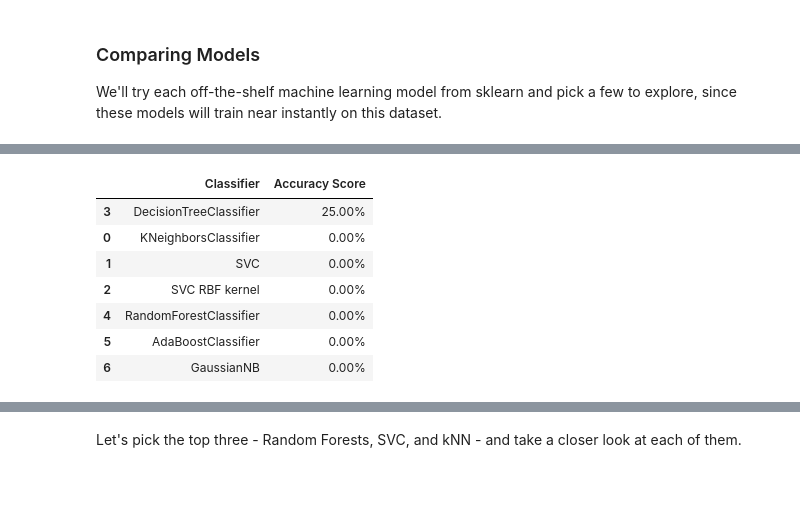
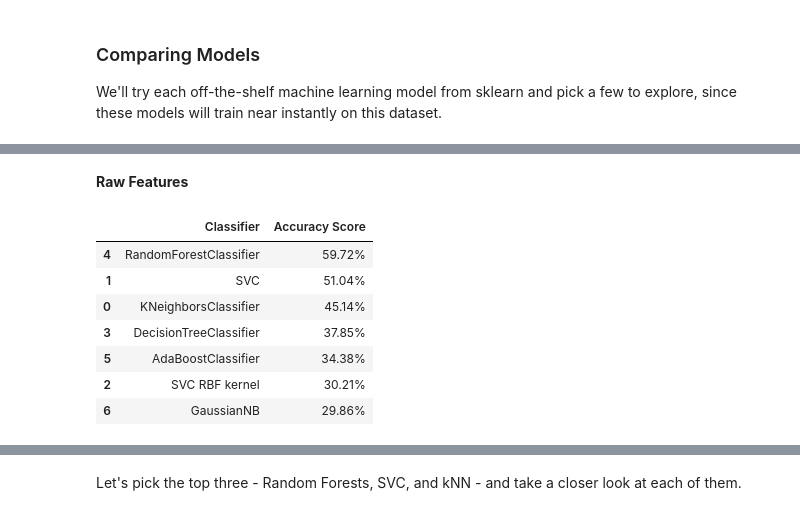
Before and after one commit to Yayu11/Week3-ClassicML, a Jupyter notebook: Week_3_MachineLearning.ipynb, the cells around one changed output, grey strips where cells are left out. Drawn from its saved outputs; the diff is of its cells as text; code cells hidden in the pictures; blank space fills up the shorter version.

```diff
--- a/Week_3_MachineLearning.ipynb
+++ b/Week_3_MachineLearning.ipynb
@@ -665,5 +667,7 @@ scores_df.sort_values(by='Accuracy Score',axis=0,ascending=False)
 | 5 | AdaBoostClassifier | 34.38% |
 | 6 | GaussianNB | 30.90% |
+# %% [markdown]
+**Raw Features**
 # %%
 from sklearn.neighbors import KNeighborsClassifier
 from sklearn.svm import SVC
@@ -671,51 +675,50 @@ from sklearn.tree import DecisionTreeClassifier
 from sklearn.ensemble import RandomForestClassifier, AdaBoostClassifier
 from sklearn.naive_bayes import GaussianNB
 from sklearn.discriminant_analysis import QuadraticDiscriminantAnalysis
-import pandas as pd
 
-my_classification_models = [
+classification_models = [
     KNeighborsClassifier(),
     SVC(kernel='linear'),
     SVC(kernel='rbf'),
     DecisionTreeClassifier(),
     RandomForestClassifier(),
     AdaBoostClassifier(),
     GaussianNB(),
-
 ]
 
-my_scores = []
+raw_features_scores = []
 
-for model in my_classification_models:
-    model.fit(my_X_train_scaled, my_y_train)
+for model in classification_models:
 
-    score = model.score(my_X_test_scaled, my_y_test)
+    model.fit(X_train, y_train)
+
+    score = model.score(X_test, y_test)
 
     model_name = type(model).__name__
 
     if model_name == 'SVC' and model.kernel == 'rbf':
         model_name += ' RBF kernel'
 
-    my_scores.append((model_name, f'{100 * score:.2f}%'))
+    raw_features_scores.append(
+        (model_name, f'{100*score:.2f}%')
+    )
 
-my_scores_df = pd.DataFrame(
-    my_scores,
+raw_features_scores_df = pd.DataFrame(
+    raw_features_scores,
     columns=['Classifier', 'Accuracy Score']
 )
 
-my_scores_df = my_scores_df.sort_values(
+raw_features_scores_df.sort_values(
     by='Accuracy Score',
     axis=0,
     ascending=False
 )
-
-my_scores_df
 # %% [output]
 |  | Classifier | Accuracy Score |
-| 3 | DecisionTreeClassifier | 25.00% |
-| 0 | KNeighborsClassifier | 0.00% |
-| 1 | SVC | 0.00% |
-| 2 | SVC RBF kernel | 0.00% |
-| 4 | RandomForestClassifier | 0.00% |
-| 5 | AdaBoostClassifier | 0.00% |
-| 6 | GaussianNB | 0.00% |
+| 4 | RandomForestClassifier | 59.72% |
+| 1 | SVC | 51.04% |
+| 0 | KNeighborsClassifier | 45.14% |
+| 3 | DecisionTreeClassifier | 37.85% |
+| 5 | AdaBoostClassifier | 34.38% |
+| 2 | SVC RBF kernel | 30.21% |
+| 6 | GaussianNB | 29.86% |
```
Also changed, not shown: parts of 14 cells of this notebook.
